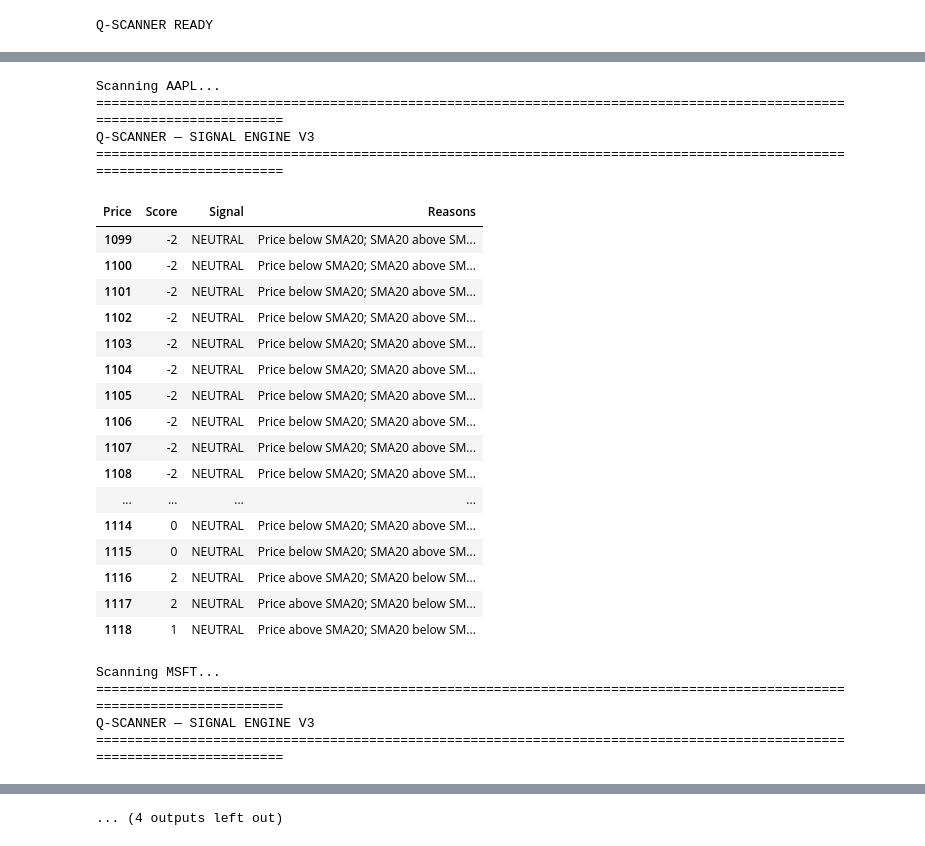
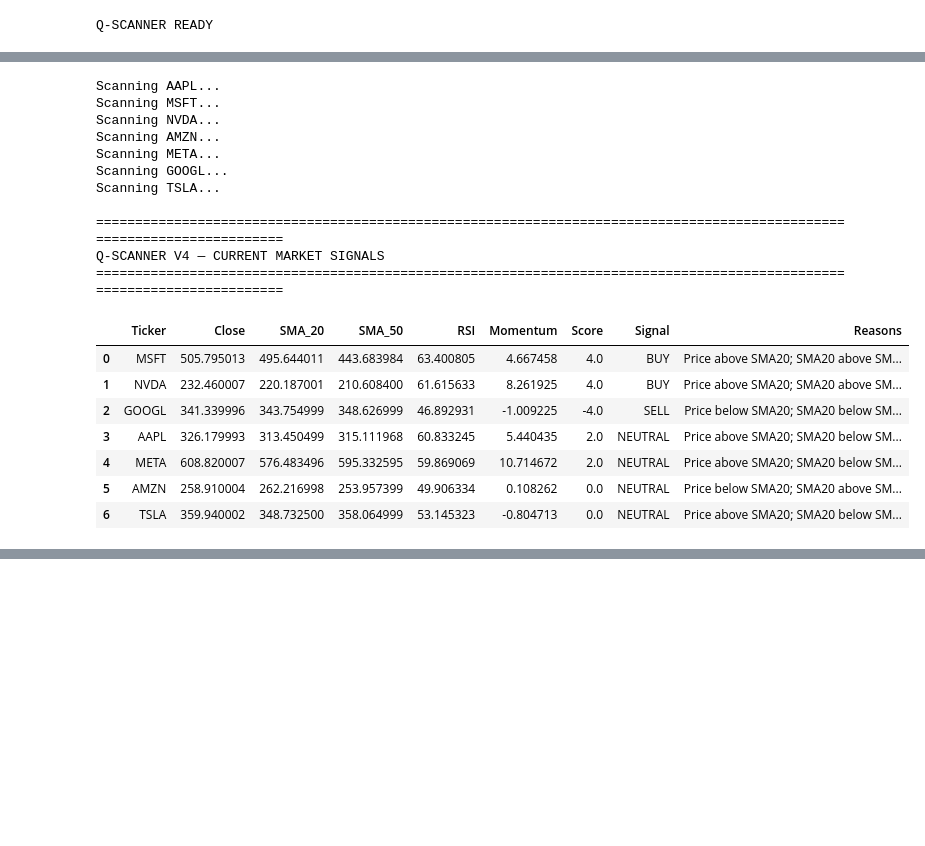
Before and after one commit to emmanueladirinwune/Q-Scanner, a Jupyter notebook: Qscanner.ipynb, the cells around one changed output, grey strips where cells are left out. Saved outputs shown, nothing was run; the diff lists cells and outputs as text; code cells hidden in the pictures; blank space fills up the shorter version.

```diff
--- a/Qscanner.ipynb
+++ b/Qscanner.ipynb
@@ -1478,7 +1394,11 @@ This section represents an ongoing stage of strategy development.
 # %%
 # ============================================================
-# RUN Q-SCANNER V4
+# RUN Q-SCANNER V4 — CURRENT MARKET SIGNALS
 # ============================================================
+
+TICKERS = ["AAPL", "MSFT", "NVDA", "AMZN", "META", "GOOGL", "TSLA"]
+
+START_DATE = "2022-01-01"
 
 results = []
 
@@ -1487,48 +1407,45 @@ for ticker in TICKERS:
     print(f"Scanning {ticker}...")
 
     try:
-        # Download historical data
         data = yf.download(
             ticker,
             start=START_DATE,
-            end=END_DATE,
             auto_adjust=True,
             progress=False
         )
 
-        # Make sure data exists
-        if data.empty:
-            print(f"No data found for {ticker}")
+        if data is None or data.empty:
+            print(f"{ticker}: No data returned.")
             continue
 
-        # Handle newer yfinance MultiIndex columns
-        if isinstance(data.columns, pd.MultiIndex):
-            data.columns = data.columns.get_level_values(0)
-
-        # Generate signals
         scanned = generate_v4_signal(data)
 
-        # Get latest row
+        # Protect against the old NoneType/.iloc problem.
+        if scanned is None:
+            print(f"{ticker}: Signal engine returned None.")
+            continue
+
+        if scanned.empty:
+            print(f"{ticker}: Not enough valid data after indicators.")
+            continue
+
         latest = scanned.iloc[-1].copy()
-
-        # Add ticker
         latest["Ticker"] = ticker
 
         results.append(latest)
 
     except Exception as e:
-        print(f"Error scanning {ticker}: {e}")
+        print(f"Error scanning {ticker}: {type(e).__name__}: {e}")
 
 
 # ============================================================
-# CREATE FINAL SCANNER TABLE
+# FINAL TABLE
 # ============================================================
 
 if results:
 
     scanner_results = pd.DataFrame(results)
 
-    # Rank strongest signals first
     scanner_results["Signal Strength"] = (
         scanner_results["Score"].abs()
     )
@@ -1537,58 +1454,47 @@ if results:
         by=["Signal Strength", "Score"],
         ascending=[False, False]
     ).reset_index(drop=True)
-
-    # ========================================================
-    # DISPLAY
-    # ========================================================
 
     print()
     print("=" * 120)
     print("Q-SCANNER V4 — CURRENT MARKET SIGNALS")
     print("=" * 120)
 
     display(
         scanner_results[
             [
                 "Ticker",
                 "Close",
                 "SMA_20",
                 "SMA_50",
                 "RSI",
                 "Momentum",
                 "Score",
                 "Signal",
                 "Reasons"
             ]
         ]
     )
 
 else:
-
     print("No assets were successfully scanned.")
 # %% [output]
 Scanning AAPL...
+Scanning MSFT...
+Scanning NVDA...
+Scanning AMZN...
+Scanning META...
+Scanning GOOGL...
+Scanning TSLA...
+
 ========================================================================================================================
-Q-SCANNER — SIGNAL ENGINE V3
+Q-SCANNER V4 — CURRENT MARKET SIGNALS
 ========================================================================================================================
-| Price | Score | Signal | Reasons |
-| 1099 | -2 | NEUTRAL | Price below SMA20; SMA20 above SM... |
-| 1100 | -2 | NEUTRAL | Price below SMA20; SMA20 above SM... |
-| 1101 | -2 | NEUTRAL | Price below SMA20; SMA20 above SM... |
-| 1102 | -2 | NEUTRAL | Price below SMA20; SMA20 above SM... |
-| 1103 | -2 | NEUTRAL | Price below SMA20; SMA20 above SM... |
-| 1104 | -2 | NEUTRAL | Price below SMA20; SMA20 above SM... |
-| 1105 | -2 | NEUTRAL | Price below SMA20; SMA20 above SM... |
-| 1106 | -2 | NEUTRAL | Price below SMA20; SMA20 above SM... |
-| 1107 | -2 | NEUTRAL | Price below SMA20; SMA20 above SM... |
-| 1108 | -2 | NEUTRAL | Price below SMA20; SMA20 above SM... |
-| ... | ... | ... | ... |
-| 1114 | 0 | NEUTRAL | Price below SMA20; SMA20 above SM... |
-| 1115 | 0 | NEUTRAL | Price below SMA20; SMA20 above SM... |
-| 1116 | 2 | NEUTRAL | Price above SMA20; SMA20 below SM... |
-| 1117 | 2 | NEUTRAL | Price above SMA20; SMA20 below SM... |
-| 1118 | 1 | NEUTRAL | Price above SMA20; SMA20 below SM... |
+|  | Ticker | Close | SMA_20 | SMA_50 | RSI | Momentum | Score | Signal | Reasons |
+| 0 | MSFT | 505.795013 | 495.644011 | 443.683984 | 63.400805 | 4.667458 | 4.0 | BUY | Price above SMA20; SMA20 above SM... |
+| 1 | NVDA | 232.460007 | 220.187001 | 210.608400 | 61.615633 | 8.261925 | 4.0 | BUY | Price above SMA20; SMA20 above SM... |
+| 2 | GOOGL | 341.339996 | 343.754999 | 348.626999 | 46.892931 | -1.009225 | -4.0 | SELL | Price below SMA20; SMA20 below SM... |
+| 3 | AAPL | 326.179993 | 313.450499 | 315.111968 | 60.833245 | 5.440435 | 2.0 | NEUTRAL | Price above SMA20; SMA20 below SM... |
+| 4 | META | 608.820007 | 576.483496 | 595.332595 | 59.869069 | 10.714672 | 2.0 | NEUTRAL | Price above SMA20; SMA20 below SM... |
+| 5 | AMZN | 258.910004 | 262.216998 | 253.957399 | 49.906334 | 0.108262 | 0.0 | NEUTRAL | Price below SMA20; SMA20 above SM... |
+| 6 | TSLA | 359.940002 | 348.732500 | 358.064999 | 53.145323 | -0.804713 | 0.0 | NEUTRAL | Price above SMA20; SMA20 below SM... |
-Scanning MSFT...
-========================================================================================================================
-Q-SCANNER — SIGNAL ENGINE V3
-========================================================================================================================
@@ -1696 +1500,0 @@ Q-SCANNER — SIGNAL ENGINE V3
-... (4 outputs left out)
```
Also changed, not shown: parts of 47 cells of this notebook, 1 other file.
